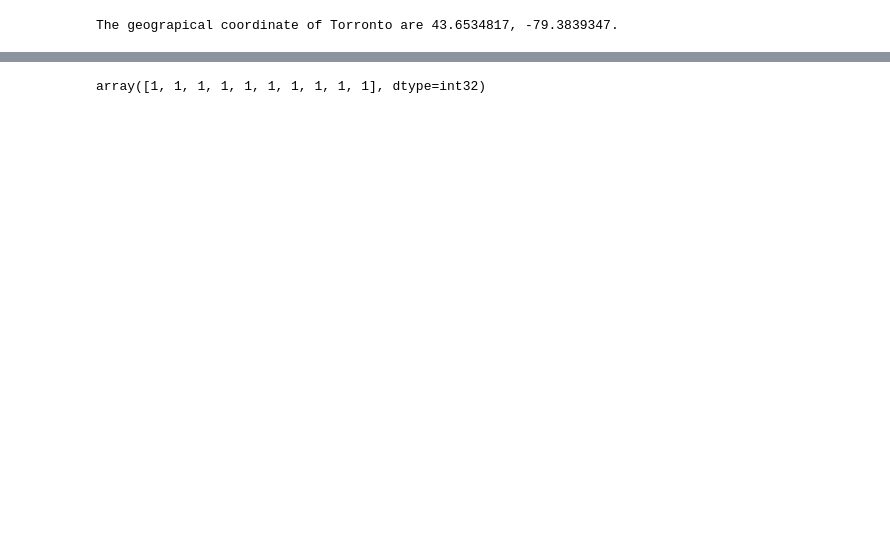
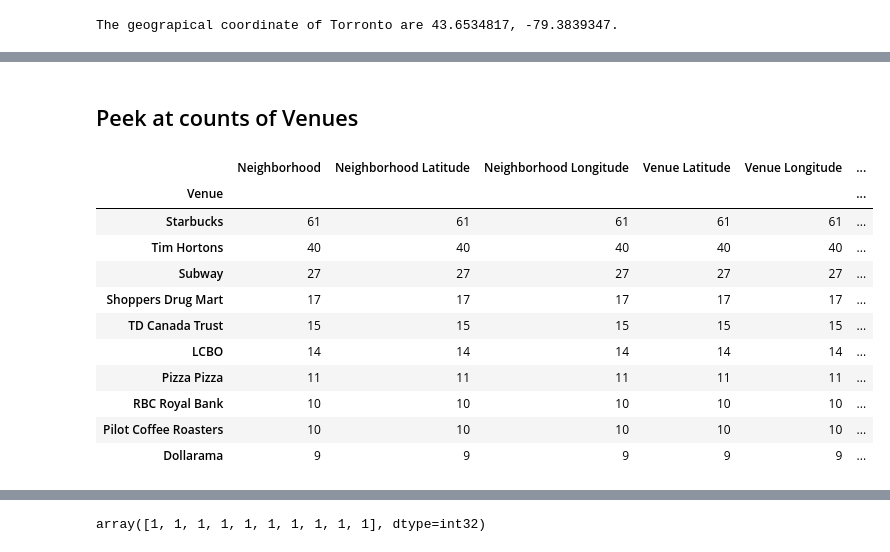
Before and after one commit to bms63/Coursera_Capstone, a Jupyter notebook: Part3.ipynb, the cells around one changed output, grey strips where cells are left out. Saved outputs shown, nothing was run; the diff lists cells and outputs as text; code cells hidden in the pictures; blank space fills up the shorter version.

```diff
--- a/Part3.ipynb
+++ b/Part3.ipynb
@@ -226,2 +231,21 @@ There are 262 uniques categories.
+# %% [markdown]
+## Peek at counts of Venues
+# %%
+count_venues=toronto_venues.groupby('Venue').count()
+count_venues.sort_values(by=['Neighborhood'], inplace=True, ascending=False)
+count_venues.head(10)
+# %% [output]
+|  | Neighborhood | Neighborhood Latitude | Neighborhood Longitude | Venue Latitude | Venue Longitude | ... |
+| Venue |  |  |  |  |  | ... |
+| Starbucks | 61 | 61 | 61 | 61 | 61 | ... |
+| Tim Hortons | 40 | 40 | 40 | 40 | 40 | ... |
+| Subway | 27 | 27 | 27 | 27 | 27 | ... |
+| Shoppers Drug Mart | 17 | 17 | 17 | 17 | 17 | ... |
+| TD Canada Trust | 15 | 15 | 15 | 15 | 15 | ... |
+| LCBO | 14 | 14 | 14 | 14 | 14 | ... |
+| Pizza Pizza | 11 | 11 | 11 | 11 | 11 | ... |
+| RBC Royal Bank | 10 | 10 | 10 | 10 | 10 | ... |
+| Pilot Coffee Roasters | 10 | 10 | 10 | 10 | 10 | ... |
+| Dollarama | 9 | 9 | 9 | 9 | 9 | ... |
 # %%
 print('There are {} uniques categories.'.format(len(toronto_venues['Venue Category'].unique())))
```
Also changed, not shown: parts of 37 cells of this notebook, 2 other files.
